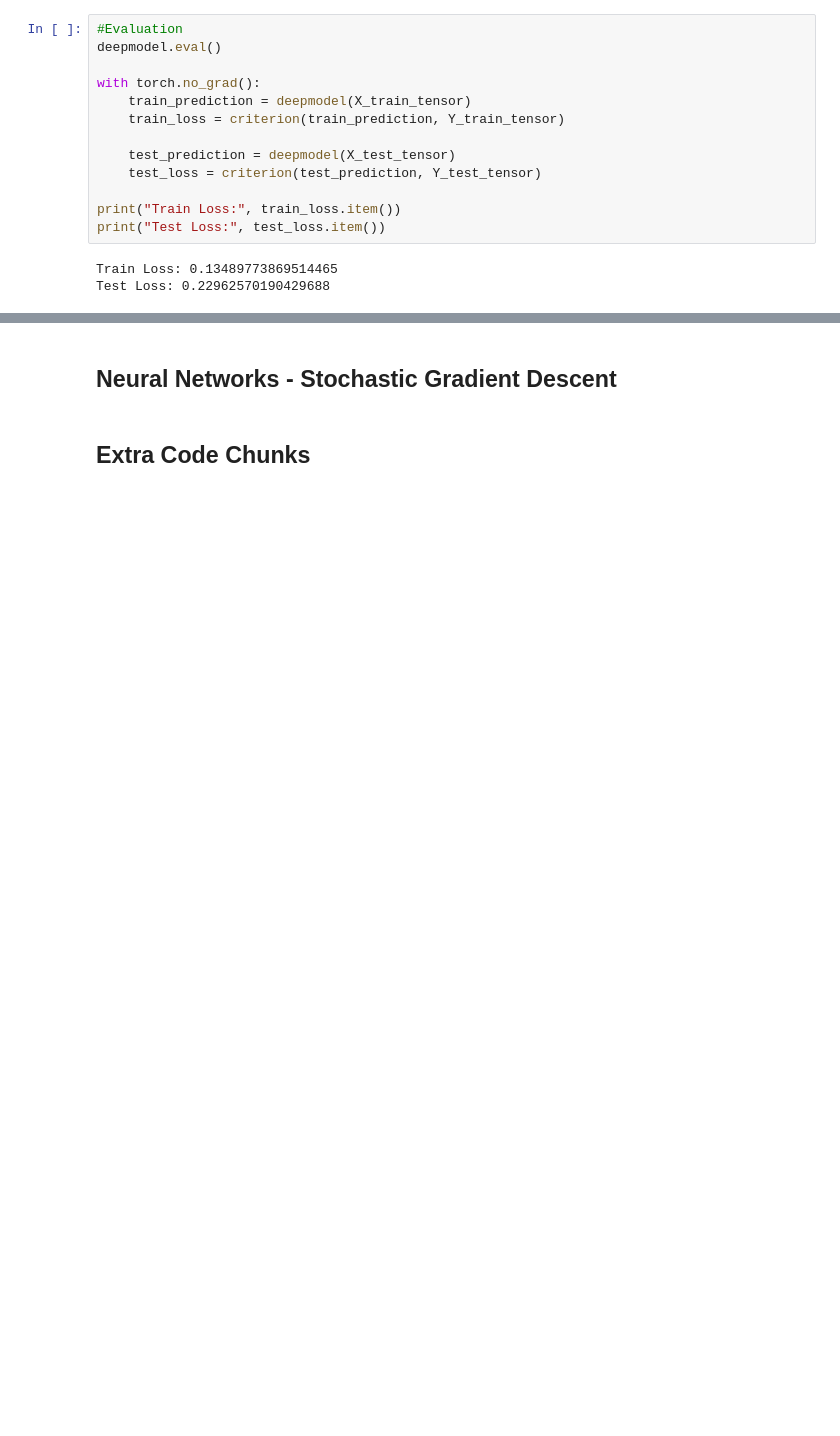
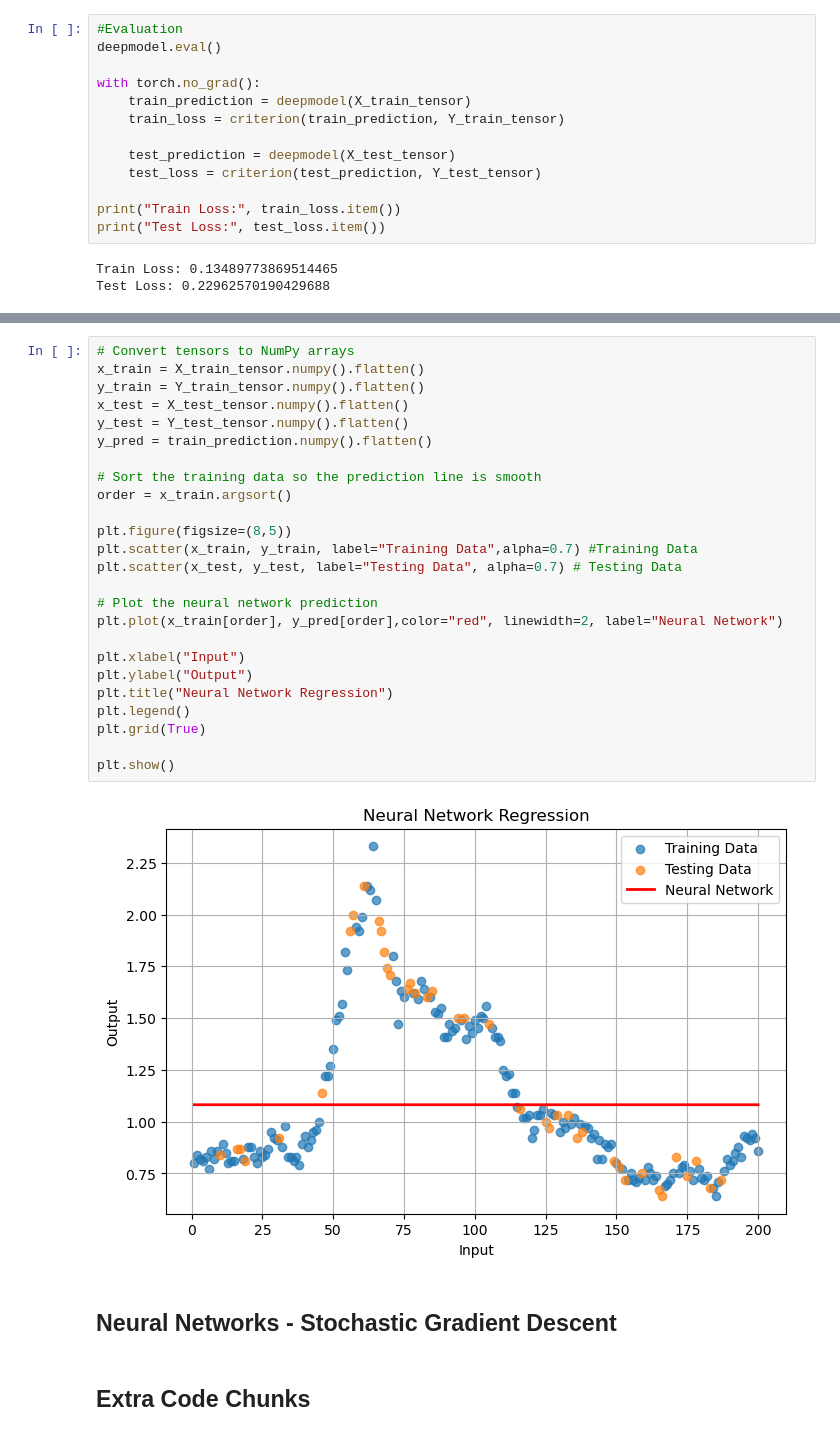
Before and after one commit to kyla-mbc/SURF26, a Jupyter notebook: LorenzMain.ipynb, the cells around one changed output, grey strips where cells are left out. Saved outputs shown, nothing was run; the diff lists cells and outputs as text; blank space fills up the shorter version.

```diff
--- a/LorenzMain.ipynb
+++ b/LorenzMain.ipynb
@@ -622,3 +629,30 @@ plt.show()
+# %%
+# Convert tensors to NumPy arrays
+x_train = X_train_tensor.numpy().flatten()
+y_train = Y_train_tensor.numpy().flatten()
+x_test = X_test_tensor.numpy().flatten()
+y_test = Y_test_tensor.numpy().flatten()
+y_pred = train_prediction.numpy().flatten()
+
+# Sort the training data so the prediction line is smooth
+order = x_train.argsort()
+
+plt.figure(figsize=(8,5))
+plt.scatter(x_train, y_train, label="Training Data",alpha=0.7) #Training Data
+plt.scatter(x_test, y_test, label="Testing Data", alpha=0.7) # Testing Data
+
+# Plot the neural network prediction
+plt.plot(x_train[order], y_pred[order],color="red", linewidth=2, label="Neural Network")
+
+plt.xlabel("Input")
+plt.ylabel("Output")
+plt.title("Neural Network Regression")
+plt.legend()
+plt.grid(True)
+
+plt.show()
+# %% [output]
+[figure, added]
 # %% [markdown]
 ## Neural Networks - Stochastic Gradient Descent
 # %% [markdown]
```
Also changed, not shown: parts of 3 cells of this notebook.
